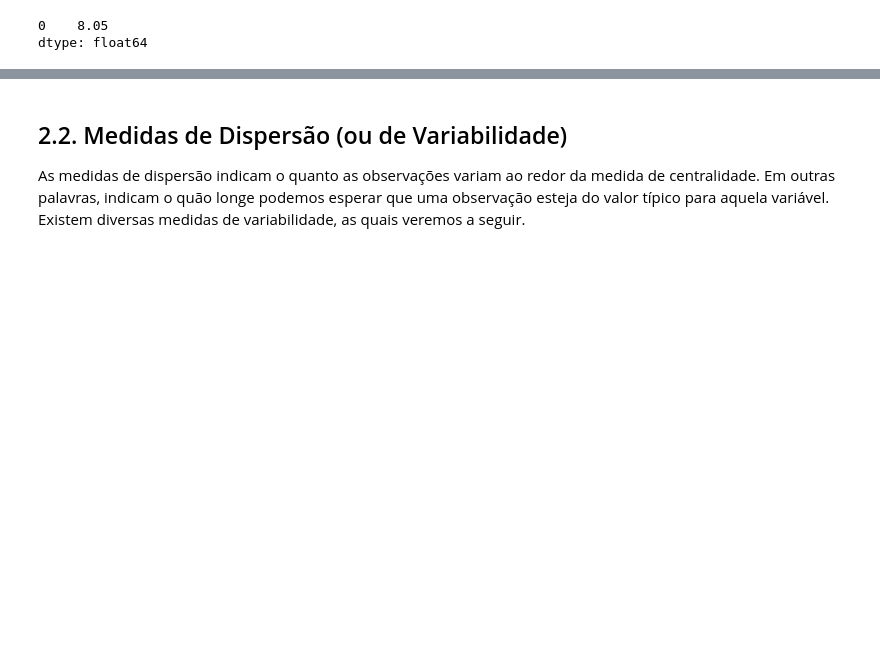
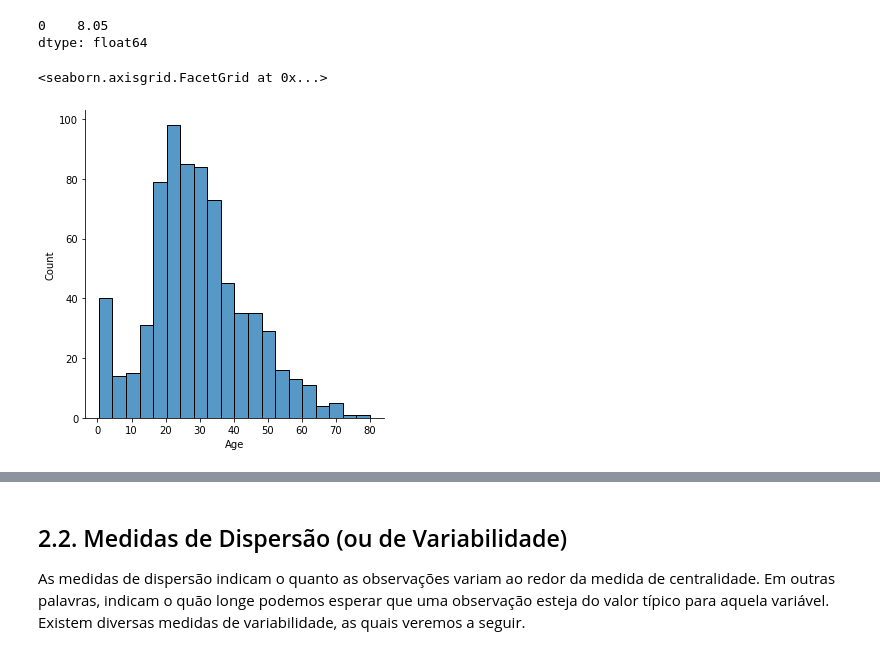
Before and after one commit to fabiobarreto-data-science/Data-Science---Let-s-Code, a Jupyter notebook: Aula 01_estatística.ipynb, the cells around one changed output, grey strips where cells are left out. Cells and saved outputs as stored; diff of their text form; code cells hidden in the pictures; blank space fills up the shorter version.

```diff
--- a/Aula 01_estatística.ipynb
+++ b/Aula 01_estatística.ipynb
@@ -415,3 +425,8 @@ dataset["Fare"].mode()
 # %% [output]
 0    8.05
 dtype: float64
+# %%
+sns.displot(data=dataset["Age"], )
+# %% [output]
+<seaborn.axisgrid.FacetGrid at 0x...>
+[figure, added]
```
Also changed, not shown: parts of 63 cells of this notebook.
